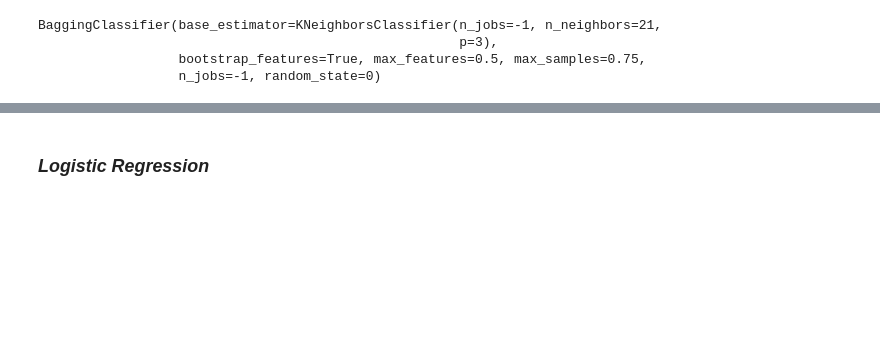
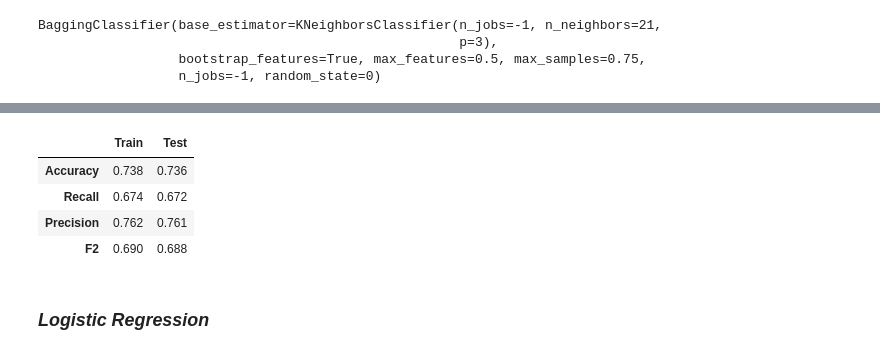
Before and after one commit to sqayum/dsc-phase-3-project, a Jupyter notebook: predicting-cardiovascular-disease.ipynb, the cells around one changed output, grey strips where cells are left out. Saved outputs shown, nothing was run; the diff lists cells and outputs as text; code cells hidden in the pictures; blank space fills up the shorter version.

```diff
--- a/predicting-cardiovascular-disease.ipynb
+++ b/predicting-cardiovascular-disease.ipynb
@@ -912,2 +1036,11 @@ validate(rfc_bestMinSamplesLeaf, X_train, X_test, y_train, y_test)
+# %%
+rfc_bestMinSamplesLeaf_metrics = get_evaluation_metrics(rfc_bestMinSamplesLeaf)
+rfc_bestMinSamplesLeaf_metrics
+# %% [output]
+|  | Train | Test |
+| Accuracy | 0.738 | 0.736 |
+| Recall | 0.674 | 0.672 |
+| Precision | 0.762 | 0.761 |
+| F2 | 0.690 | 0.688 |
 # %% [markdown]
 ### *Logistic Regression*
```
Also changed, not shown: parts of 73 cells of this notebook, 8 other files.
